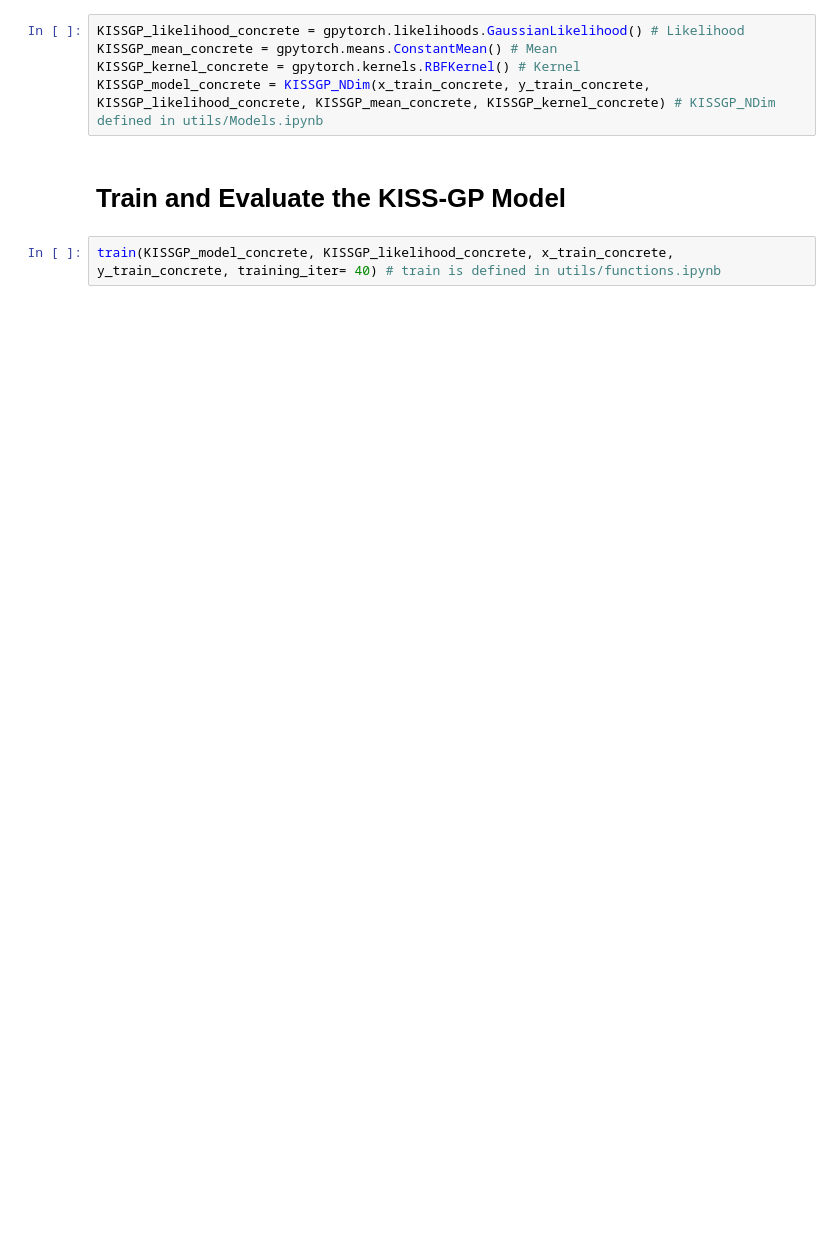
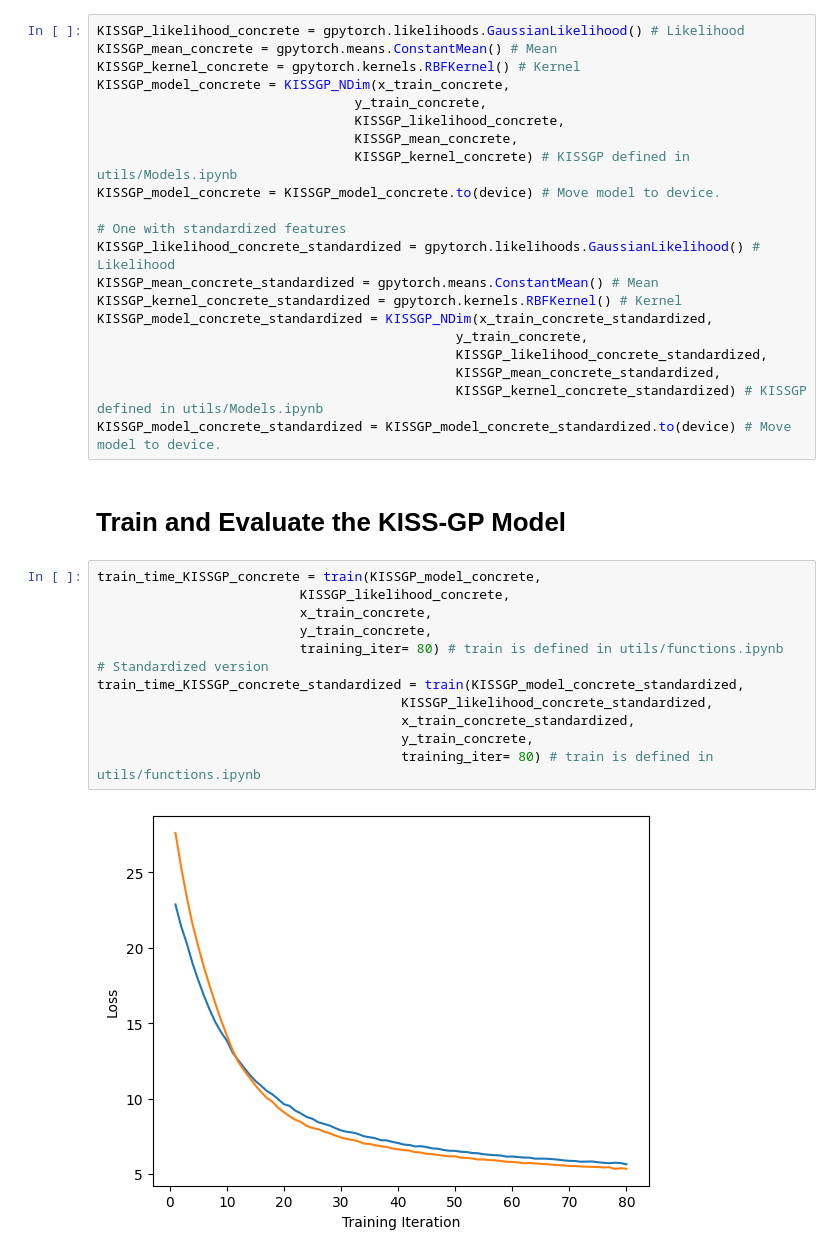
Before and after one commit to Sabelz/Master_Thesis_Alexander, a Jupyter notebook: GPs/ConcreteGPs.ipynb, the cells around one changed output. Drawn from its saved outputs; the diff is of its cells as text; blank space fills up the shorter version.

Commit message:
All Models

```diff
--- a/GPs/ConcreteGPs.ipynb
+++ b/GPs/ConcreteGPs.ipynb
@@ -79,8 +98,36 @@ test_loader_concrete = DataLoader(test_dataset_concrete, batch_size=500, shuffle
 KISSGP_likelihood_concrete = gpytorch.likelihoods.GaussianLikelihood() # Likelihood
 KISSGP_mean_concrete = gpytorch.means.ConstantMean() # Mean
 KISSGP_kernel_concrete = gpytorch.kernels.RBFKernel() # Kernel
-KISSGP_model_concrete = KISSGP_NDim(x_train_concrete, y_train_concrete, KISSGP_likelihood_concrete, KISSGP_mean_concrete, KISSGP_kernel_concrete) # KISSGP_NDim defined in utils/Models.ipynb
+KISSGP_model_concrete = KISSGP_NDim(x_train_concrete,
+                                 y_train_concrete,
+                                 KISSGP_likelihood_concrete,
+                                 KISSGP_mean_concrete,
+                                 KISSGP_kernel_concrete) # KISSGP defined in utils/Models.ipynb
+KISSGP_model_concrete = KISSGP_model_concrete.to(device) # Move model to device.
+
+# One with standardized features
+KISSGP_likelihood_concrete_standardized = gpytorch.likelihoods.GaussianLikelihood() # Likelihood
+KISSGP_mean_concrete_standardized = gpytorch.means.ConstantMean() # Mean
+KISSGP_kernel_concrete_standardized = gpytorch.kernels.RBFKernel() # Kernel
+KISSGP_model_concrete_standardized = KISSGP_NDim(x_train_concrete_standardized,
+                                              y_train_concrete,
+                                              KISSGP_likelihood_concrete_standardized,
+                                              KISSGP_mean_concrete_standardized,
+                                              KISSGP_kernel_concrete_standardized) # KISSGP defined in utils/Models.ipynb
+KISSGP_model_concrete_standardized = KISSGP_model_concrete_standardized.to(device) # Move model to device.
 # %% [markdown]
 # Train and Evaluate the KISS-GP Model
 # %%
-train(KISSGP_model_concrete, KISSGP_likelihood_concrete, x_train_concrete, y_train_concrete, training_iter= 40) # train is defined in utils/functions.ipynb
+train_time_KISSGP_concrete = train(KISSGP_model_concrete,
+                          KISSGP_likelihood_concrete,
+                          x_train_concrete,
+                          y_train_concrete,
+                          training_iter= 80) # train is defined in utils/functions.ipynb
+# Standardized version
+train_time_KISSGP_concrete_standardized = train(KISSGP_model_concrete_standardized,
+                                       KISSGP_likelihood_concrete_standardized,
+                                       x_train_concrete_standardized,
+                                       y_train_concrete,
+                                       training_iter= 80) # train is defined in utils/functions.ipynb
+# %% [output]
+[figure, added]
```
Also changed, not shown: parts of 29 cells of this notebook.
